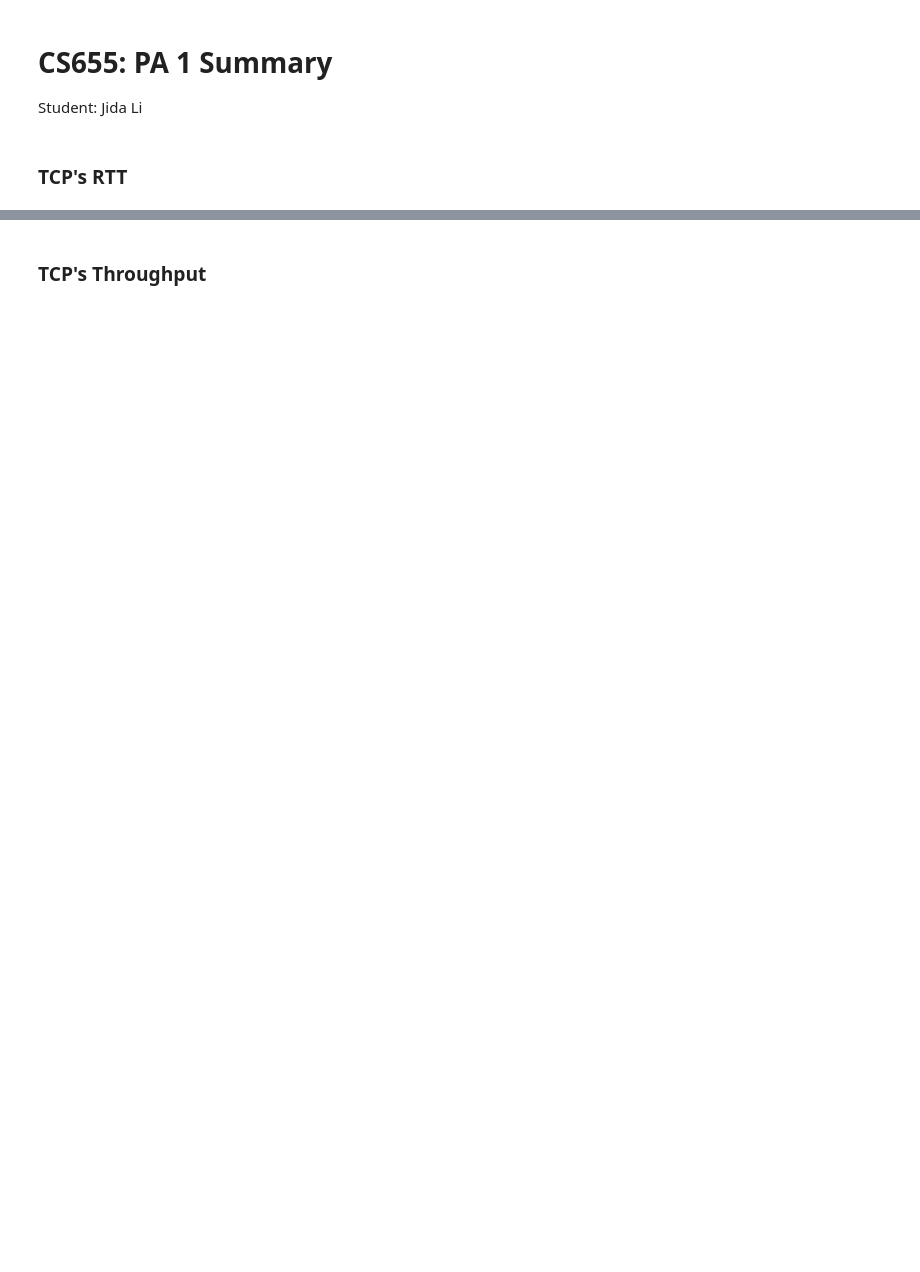
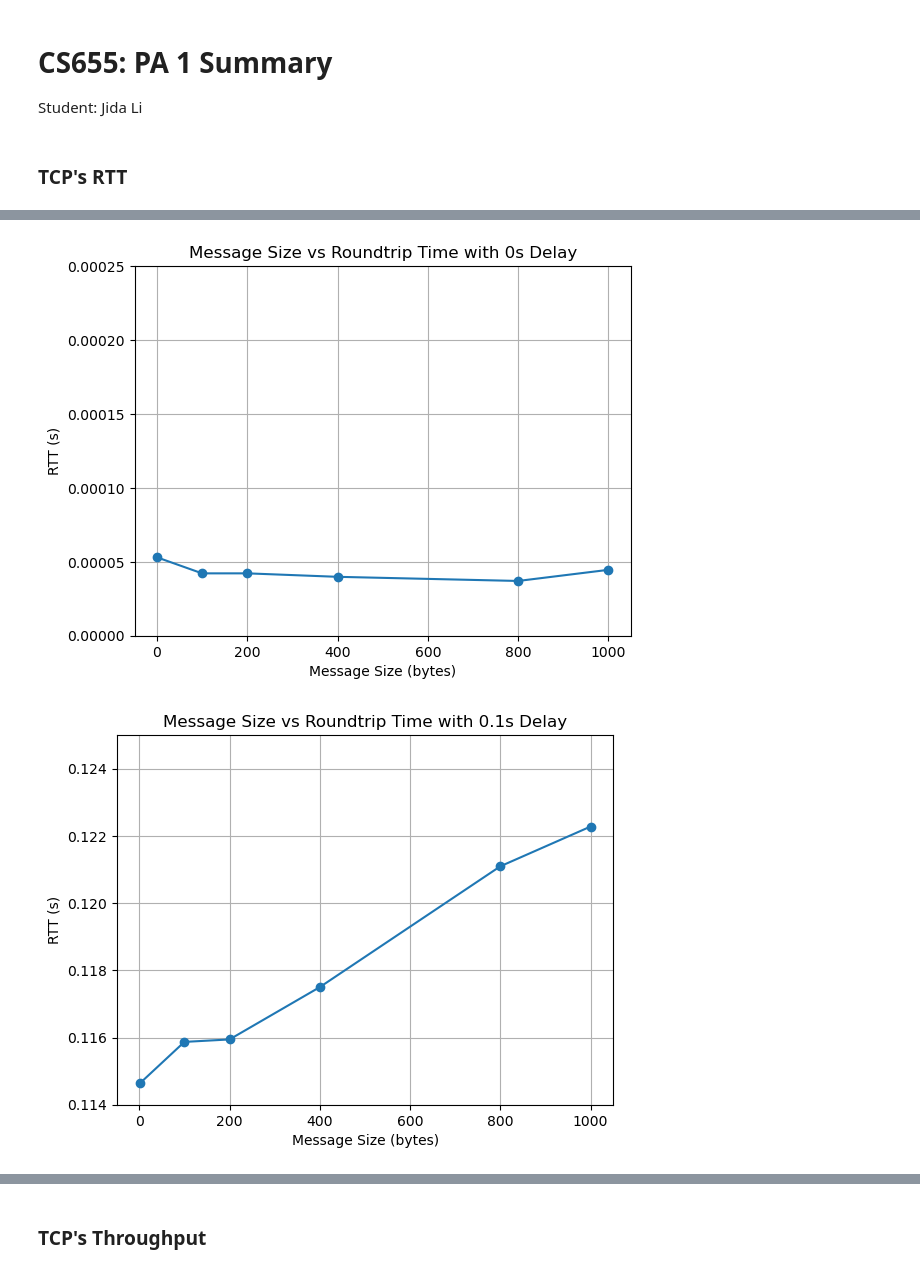
Before and after one commit to jidalii/computer-network-tcp-lab, a Jupyter notebook: pa1/pa1part2/summary.ipynb, the cells around one changed output, grey strips where cells are left out. Saved outputs shown, nothing was run; the diff lists cells and outputs as text; code cells hidden in the pictures; blank space fills up the shorter version.

```diff
--- a/pa1/pa1part2/summary.ipynb
+++ b/pa1/pa1part2/summary.ipynb
@@ -76,0 +73,32 @@ plot_rtt(data_1000, [0.2, 0.21], '1')
+# %%
+l0 = [
+    "./data/rtt/log_client_rtt_0_delay.txt",
+    "./data/log_client_rtt_0_delay_1.txt",
+    "./data/log_client_rtt_0_delay_2.txt",
+    # "./data/rtt/log_client_rtt_0_delay_3.txt",
+    # "./data/rtt/log_client_rtt_0_delay_4.txt",
+    # "./data/rtt/log_client_rtt_0_delay_5.txt",
+]
+data_0 = read_data(l0, "RTT")
+plot_rtt(data_0, [0.00, 0.00025], "0")
+
+l100 = [
+    "./data/rtt/log_client_rtt_100_delay.txt",
+    "./data/rtt/log_client_rtt_100_delay_1.txt",
+    "./data/rtt/log_client_rtt_100_delay_2.txt",
+    "./data/rtt/log_client_rtt_100_delay_3.txt",
+]
+data_100 = read_data(l100, "RTT")
+plot_rtt(data_100, [0.114, 0.125], "0.1")
+
+l200 = [
+    "./data/rtt/log_client_rtt_200_delay.txt",
+    "./data/rtt/log_client_rtt_200_delay_1.txt",
+    "./data/rtt/log_client_rtt_200_delay_2.txt",
+    "./data/rtt/log_client_rtt_200_delay_3.txt",
+]
+data_200 = read_data(l200, "RTT")
+plot_rtt(data_200, [0.215, 0.26], "0.2")
+# %% [output]
+[figure, added]
+[figure, added]
```
Also changed, not shown: parts of 4 cells of this notebook, 35 other files.
